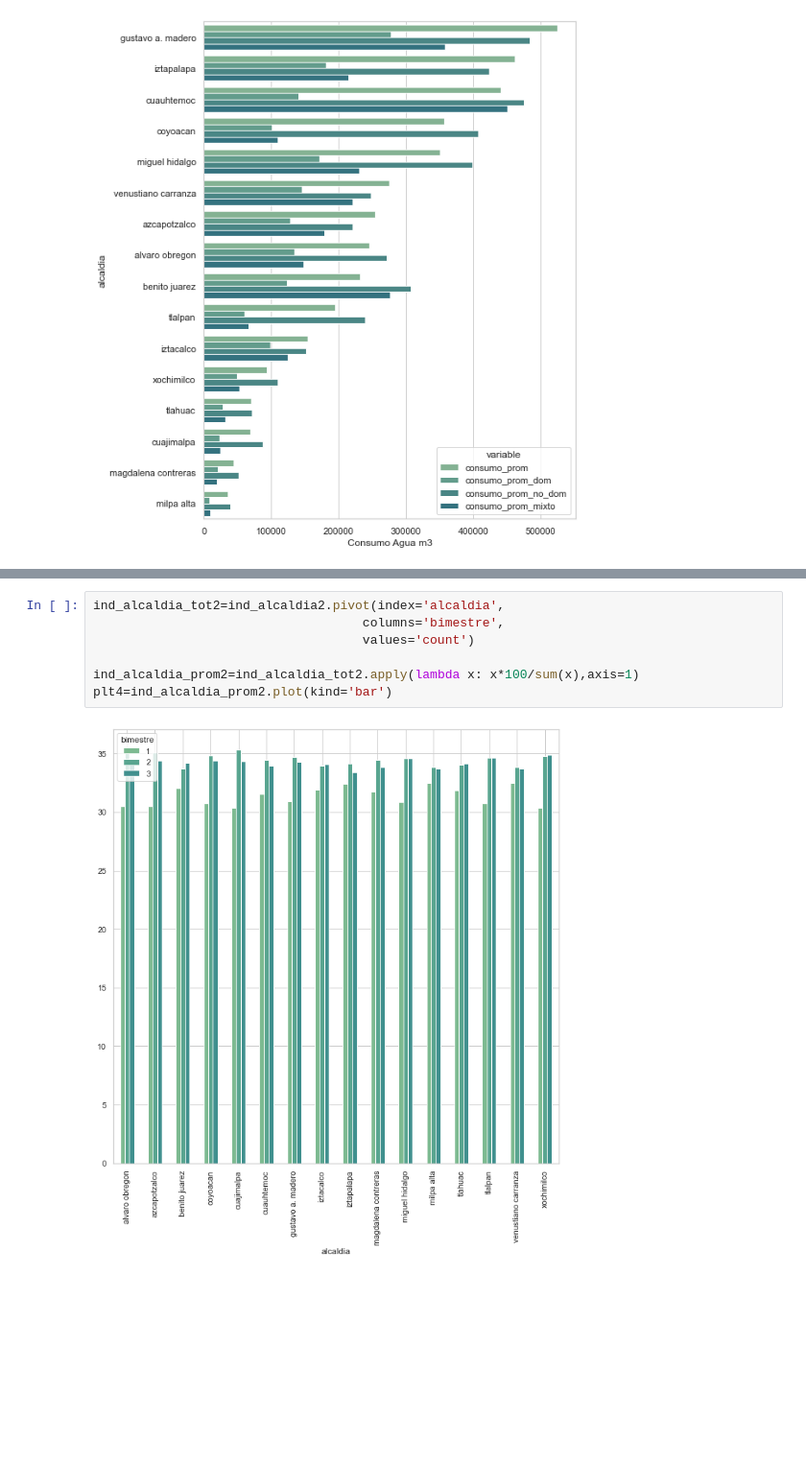
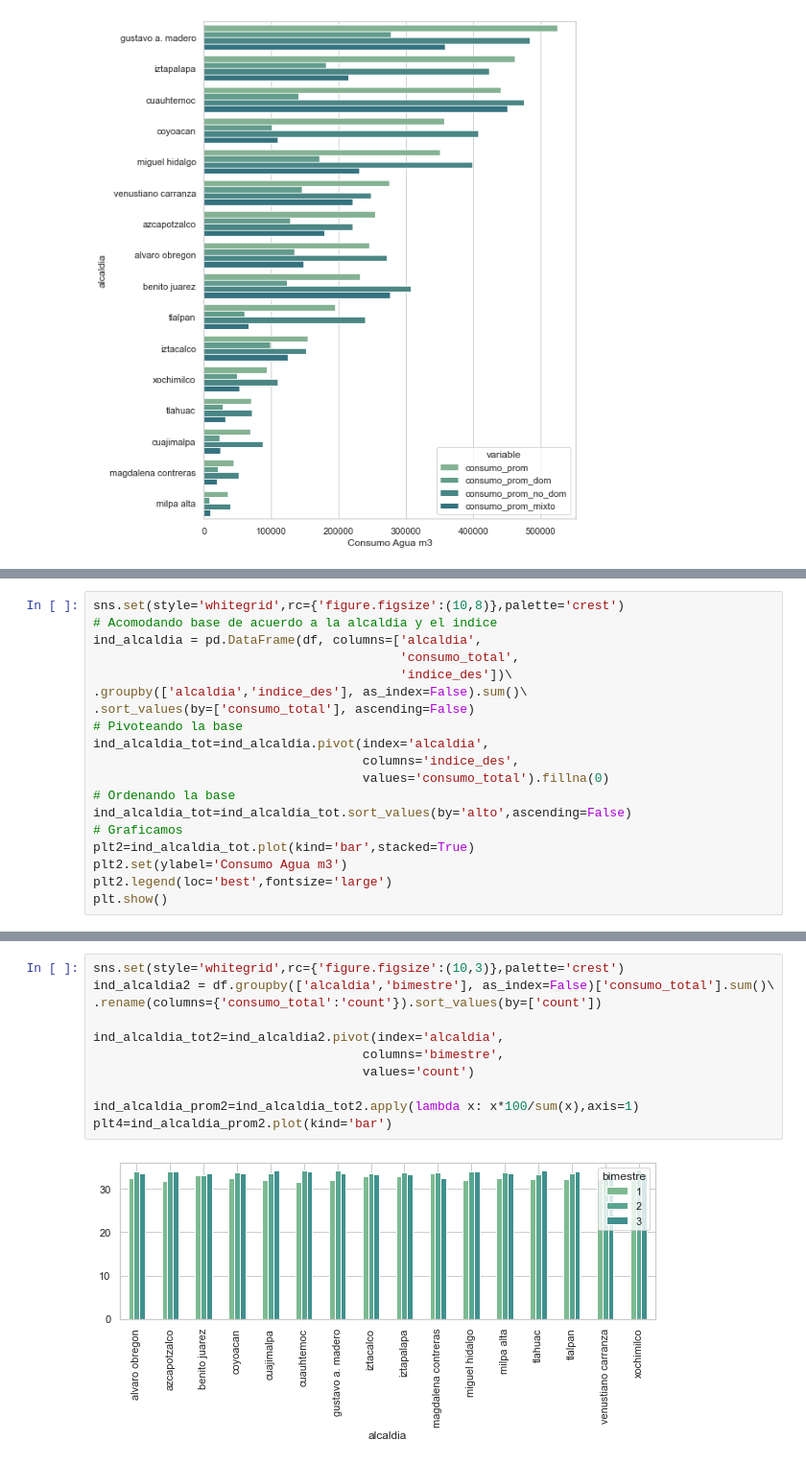
Before and after one commit to ElenaVillano/eda_geda_conagua, a Jupyter notebook: Ele_graphics.ipynb, the cells around one changed output, grey strips where cells are left out. Shown at 96% size. Saved outputs shown, nothing was run; the diff lists cells and outputs as text; blank space fills up the shorter version.

```diff
--- a/Ele_graphics.ipynb
+++ b/Ele_graphics.ipynb
@@ -238,0 +225,19 @@ plt2=ind_alcaldia_tot.plot(kind='bar',stacked=True)
+# %%
+sns.set(style='whitegrid',rc={'figure.figsize':(10,8)},palette='crest')
+# Acomodando base de acuerdo a la alcaldia y el indice
+ind_alcaldia = pd.DataFrame(df, columns=['alcaldia',
+                                         'consumo_total',
+                                         'indice_des'])\
+.groupby(['alcaldia','indice_des'], as_index=False).sum()\
+.sort_values(by=['consumo_total'], ascending=False)
+# Pivoteando la base
+ind_alcaldia_tot=ind_alcaldia.pivot(index='alcaldia',
+                                    columns='indice_des',
+                                    values='consumo_total').fillna(0)
+# Ordenando la base
+ind_alcaldia_tot=ind_alcaldia_tot.sort_values(by='alto',ascending=False)
+# Graficamos
+plt2=ind_alcaldia_tot.plot(kind='bar',stacked=True)
+plt2.set(ylabel='Consumo Agua m3')
+plt2.legend(loc='best',fontsize='large')
+plt.show()
@@ -249,9 +286,13 @@ ind_alcaldia2 = df.groupby(['alcaldia','bimestre'], as_index=False)['consumo_tot
 # %%
+sns.set(style='whitegrid',rc={'figure.figsize':(10,3)},palette='crest')
+ind_alcaldia2 = df.groupby(['alcaldia','bimestre'], as_index=False)['consumo_total'].sum()\
+.rename(columns={'consumo_total':'count'}).sort_values(by=['count'])
+
 ind_alcaldia_tot2=ind_alcaldia2.pivot(index='alcaldia',
                                     columns='bimestre',
                                     values='count')
 
 ind_alcaldia_prom2=ind_alcaldia_tot2.apply(lambda x: x*100/sum(x),axis=1)
 plt4=ind_alcaldia_prom2.plot(kind='bar')
 # %% [output]
-[figure, old version]
+[figure, new version]
```
Also changed, not shown: parts of 28 cells of this notebook.
